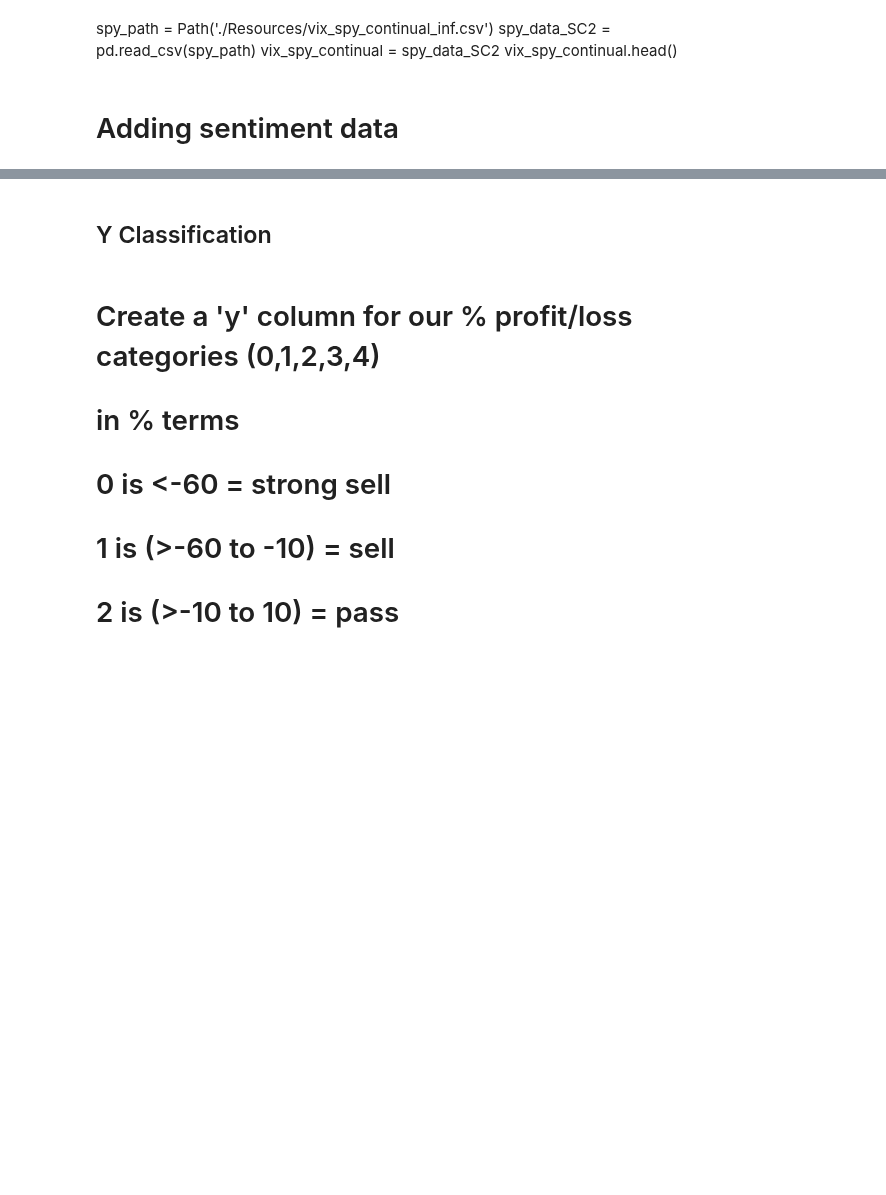
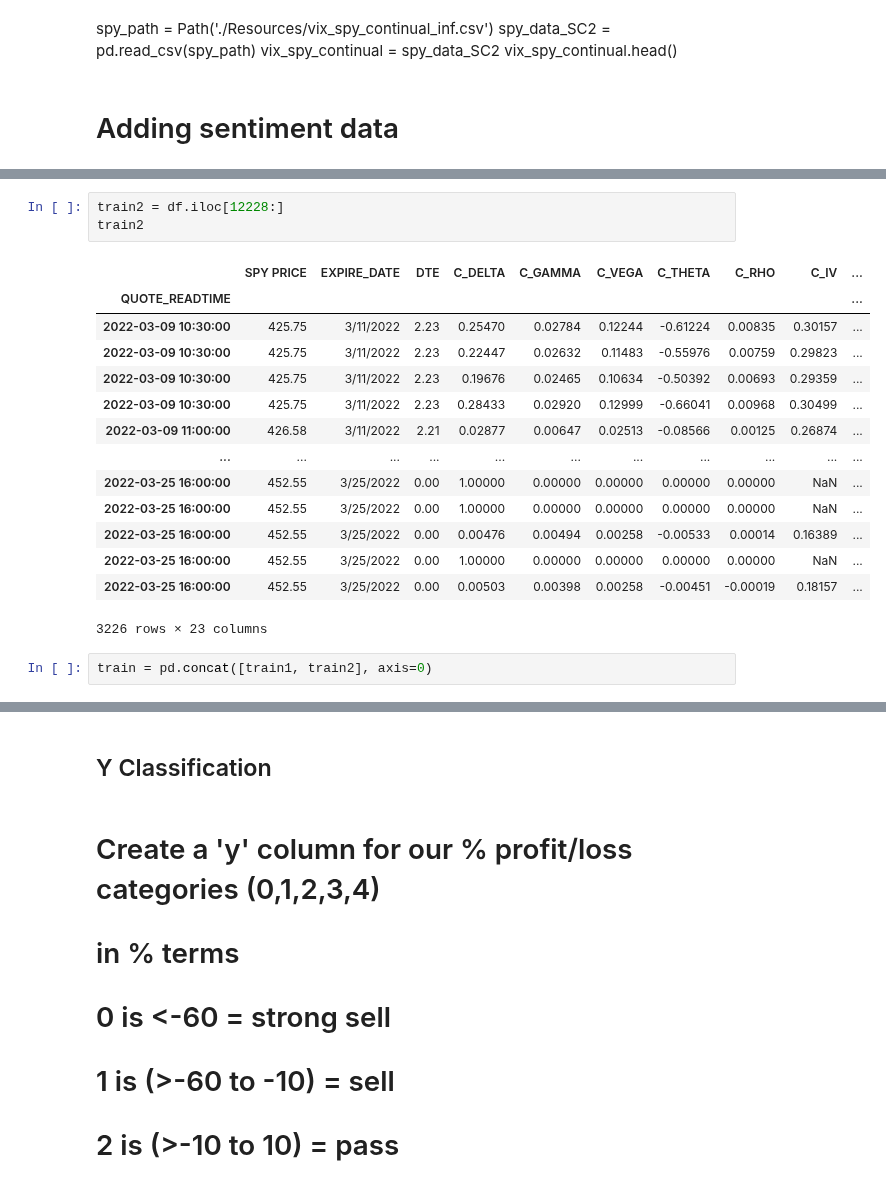
Before and after one commit to aarch23/OptYx, a Jupyter notebook: SpyRawDataV4.ipynb, the cells around one changed output, grey strips where cells are left out. Cells and saved outputs as stored; diff of their text form; blank space fills up the shorter version.

```diff
--- a/SpyRawDataV4.ipynb
+++ b/SpyRawDataV4.ipynb
@@ -402,0 +310,20 @@ full_df.head()
+# %%
+train2 = df.iloc[12228:]
+train2
+# %% [output]
+|  | SPY PRICE | EXPIRE_DATE | DTE | C_DELTA | C_GAMMA | C_VEGA | C_THETA | C_RHO | C_IV | ... |
+| QUOTE_READTIME |  |  |  |  |  |  |  |  |  | ... |
+| 2022-03-09 10:30:00 | 425.75 | 3/11/2022 | 2.23 | 0.25470 | 0.02784 | 0.12244 | -0.61224 | 0.00835 | 0.30157 | ... |
+| 2022-03-09 10:30:00 | 425.75 | 3/11/2022 | 2.23 | 0.22447 | 0.02632 | 0.11483 | -0.55976 | 0.00759 | 0.29823 | ... |
+| 2022-03-09 10:30:00 | 425.75 | 3/11/2022 | 2.23 | 0.19676 | 0.02465 | 0.10634 | -0.50392 | 0.00693 | 0.29359 | ... |
+| 2022-03-09 10:30:00 | 425.75 | 3/11/2022 | 2.23 | 0.28433 | 0.02920 | 0.12999 | -0.66041 | 0.00968 | 0.30499 | ... |
+| 2022-03-09 11:00:00 | 426.58 | 3/11/2022 | 2.21 | 0.02877 | 0.00647 | 0.02513 | -0.08566 | 0.00125 | 0.26874 | ... |
+| ... | ... | ... | ... | ... | ... | ... | ... | ... | ... | ... |
+| 2022-03-25 16:00:00 | 452.55 | 3/25/2022 | 0.00 | 1.00000 | 0.00000 | 0.00000 | 0.00000 | 0.00000 | NaN | ... |
+| 2022-03-25 16:00:00 | 452.55 | 3/25/2022 | 0.00 | 1.00000 | 0.00000 | 0.00000 | 0.00000 | 0.00000 | NaN | ... |
+| 2022-03-25 16:00:00 | 452.55 | 3/25/2022 | 0.00 | 0.00476 | 0.00494 | 0.00258 | -0.00533 | 0.00014 | 0.16389 | ... |
+| 2022-03-25 16:00:00 | 452.55 | 3/25/2022 | 0.00 | 1.00000 | 0.00000 | 0.00000 | 0.00000 | 0.00000 | NaN | ... |
+| 2022-03-25 16:00:00 | 452.55 | 3/25/2022 | 0.00 | 0.00503 | 0.00398 | 0.00258 | -0.00451 | -0.00019 | 0.18157 | ... |
+3226 rows × 23 columns
+# %%
+train = pd.concat([train1, train2], axis=0)
```
Also changed, not shown: parts of 34 cells of this notebook.
